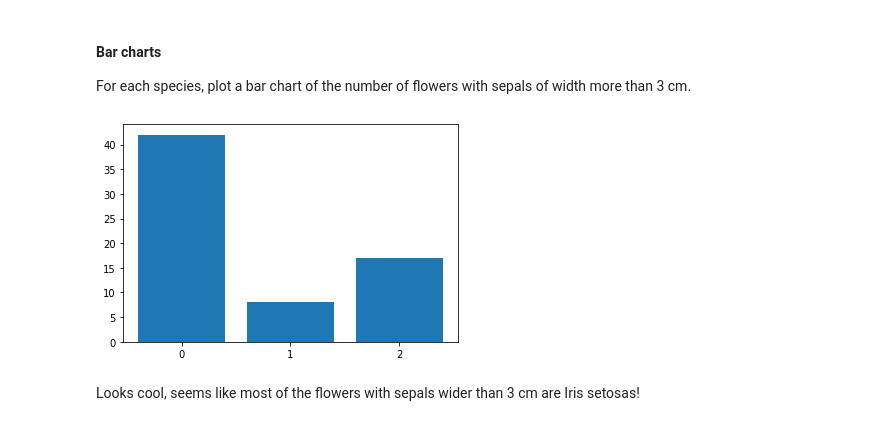
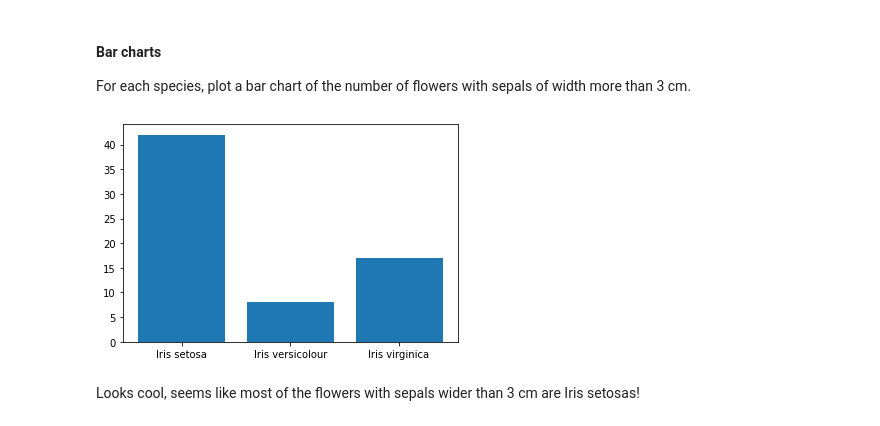
Before and after one commit to RussellDash332/EXPOSE-DSA, a Jupyter notebook: EXPOSE.ipynb, the cells around one changed output. Cells and saved outputs as stored; diff of their text form; code cells hidden in the pictures.

```diff
--- a/EXPOSE.ipynb
+++ b/EXPOSE.ipynb
@@ -209,0 +181,11 @@ Name: sepal_length, dtype: float64
+# %%
+def to_species(label):
+    if label == 0:
+        return 'Iris setosa'
+    elif label == 1:
+        return 'Iris versicolour'
+    else:
+        return 'Iris virginica'
+
+df['species'] = df['label'].apply(to_species)
+df.head()
@@ -252,0 +237,5 @@ fig = plt.scatter(y=df.sepal_length, x=df.sepal_width, c=np.array(df.label))
+# %%
+# Modify to have colours and labels
+for label in range(3):
+    plt.scatter(y=df.sepal_length[df.label==label], x=df.sepal_width[df.label==label], label=to_species(label))
+plt.legend()
@@ -256,11 +248,10 @@ For each species, plot a bar chart of the number of flowers with sepals of width
 # %%
 def count_wide_sepals(label):
     return df[(df.sepal_width > 3) & (df.label == label)].shape[0]
 
-# Apply the labels into strings so Python thinks it as a category instead of a number
-fig = plt.bar(x=df.label.apply(str), height=df.label.apply(count_wide_sepals))
+fig = plt.bar(x=df.label.apply(to_species), height=df.label.apply(count_wide_sepals))
 # %% [output]
-[figure, old version]
+[figure, new version]
 # %% [markdown]
 Looks cool, seems like most of the flowers with sepals wider than 3 cm are Iris setosas!
 # %% [markdown]
```
Also changed, not shown: parts of 33 cells of this notebook, 3 other files.
